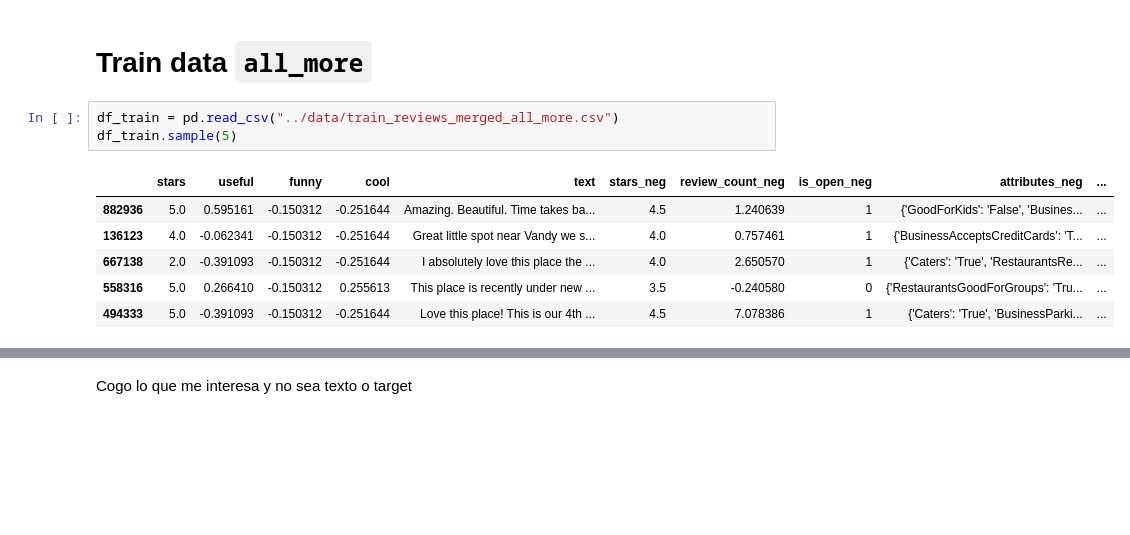
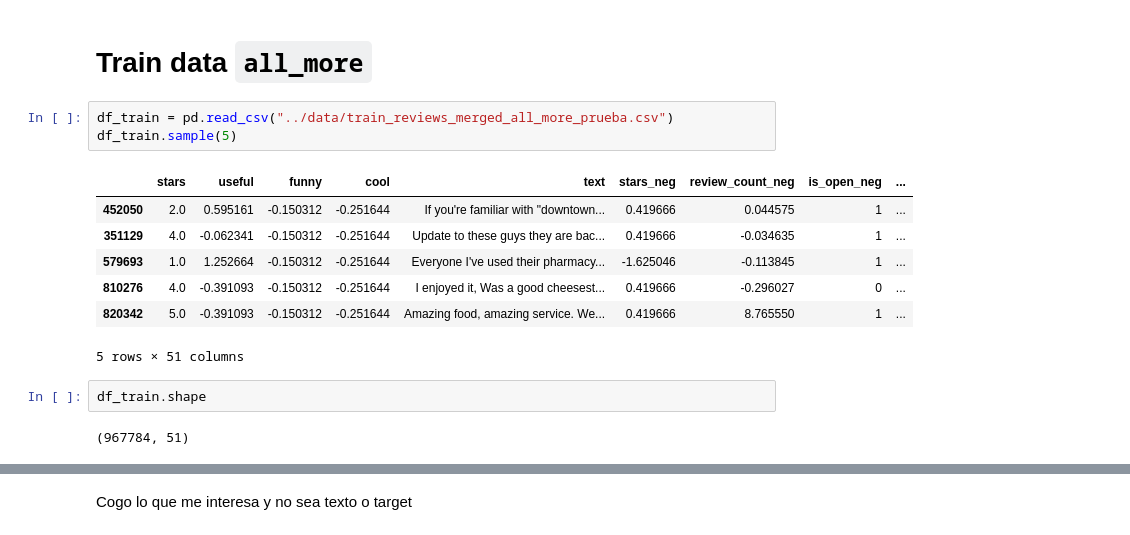
Before and after one commit to agmota11/RECSYS, a Jupyter notebook: Practica 2/src/Experimento_All_data_More.ipynb, the cells around one changed output, grey strips where cells are left out. Cells and saved outputs as stored; diff of their text form; blank space fills up the shorter version.

```diff
--- a/Practica 2/src/Experimento_All_data_More.ipynb
+++ b/Practica 2/src/Experimento_All_data_More.ipynb
@@ -27,15 +27,20 @@ from sklearn.metrics import mean_absolute_error
 # %% [markdown]
 # Train data `all_more`
 # %%
-df_train = pd.read_csv("../data/train_reviews_merged_all_more.csv")
+df_train = pd.read_csv("../data/train_reviews_merged_all_more_prueba.csv")
 df_train.sample(5)
 # %% [output]
-|  | stars | useful | funny | cool | text | stars_neg | review_count_neg | is_open_neg | attributes_neg | ... |
-| 882936 | 5.0 | 0.595161 | -0.150312 | -0.251644 | Amazing. Beautiful. Time takes ba... | 4.5 | 1.240639 | 1 | {'GoodForKids': 'False', 'Busines... | ... |
-| 136123 | 4.0 | -0.062341 | -0.150312 | -0.251644 | Great little spot near Vandy we s... | 4.0 | 0.757461 | 1 | {'BusinessAcceptsCreditCards': 'T... | ... |
-| 667138 | 2.0 | -0.391093 | -0.150312 | -0.251644 | I absolutely love this place the ... | 4.0 | 2.650570 | 1 | {'Caters': 'True', 'RestaurantsRe... | ... |
-| 558316 | 5.0 | 0.266410 | -0.150312 | 0.255613 | This place is recently under new ... | 3.5 | -0.240580 | 0 | {'RestaurantsGoodForGroups': 'Tru... | ... |
-| 494333 | 5.0 | -0.391093 | -0.150312 | -0.251644 | Love this place! This is our 4th ... | 4.5 | 7.078386 | 1 | {'Caters': 'True', 'BusinessParki... | ... |
+|  | stars | useful | funny | cool | text | stars_neg | review_count_neg | is_open_neg | ... |
+| 452050 | 2.0 | 0.595161 | -0.150312 | -0.251644 | If you're familiar with "downtown... | 0.419666 | 0.044575 | 1 | ... |
+| 351129 | 4.0 | -0.062341 | -0.150312 | -0.251644 | Update to these guys they are bac... | 0.419666 | -0.034635 | 1 | ... |
+| 579693 | 1.0 | 1.252664 | -0.150312 | -0.251644 | Everyone I've used their pharmacy... | -1.625046 | -0.113845 | 1 | ... |
+| 810276 | 4.0 | -0.391093 | -0.150312 | -0.251644 | I enjoyed it, Was a good cheesest... | 0.419666 | -0.296027 | 0 | ... |
+| 820342 | 5.0 | -0.391093 | -0.150312 | -0.251644 | Amazing food, amazing service. We... | 0.419666 | 8.765550 | 1 | ... |
+5 rows × 51 columns
+# %%
+df_train.shape
+# %% [output]
+(967784, 51)
 # %%
 df_train.isnull().sum()
 # %% [output]
```
Also changed, not shown: parts of 24 cells of this notebook, 1 other file.
